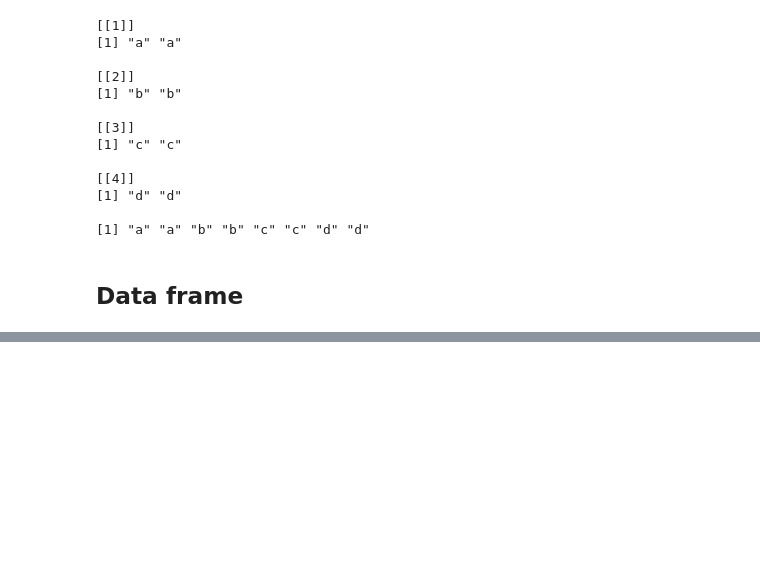
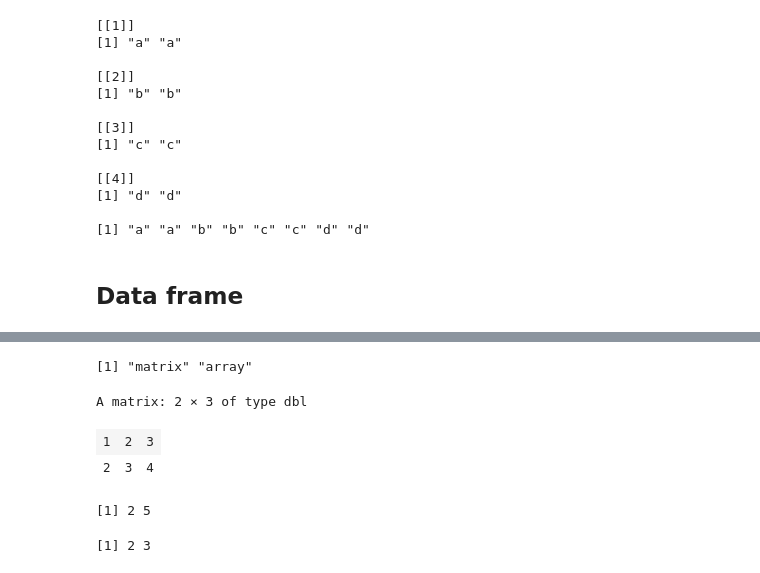
Before and after one commit to p100mma/uwb_bioinf_cw, a Jupyter notebook: zadania/10-11/examples-r.ipynb, the cells around one changed output, grey strips where cells are left out. Saved outputs shown, nothing was run; the diff lists cells and outputs as text; code cells hidden in the pictures; blank space fills up the shorter version.

```diff
--- a/zadania/10-11/examples-r.ipynb
+++ b/zadania/10-11/examples-r.ipynb
@@ -313,0 +419,16 @@ df<-read.csv("https://europepmc.org/journalList?format=csv")
+# %%
+B<- rbind(c(1,2,3),
+         c(2,3,4)) #rowbind
+class(B)
+B
+# %% [output]
+[1] "matrix" "array"
+A matrix: 2 × 3 of type dbl
+| 1 | 2 | 3 |
+| 2 | 3 | 4 |
+# %%
+dim(A)
+dim(B)
+# %% [output]
+[1] 2 5
+[1] 2 3
```
Also changed, not shown: parts of 17 cells of this notebook.
